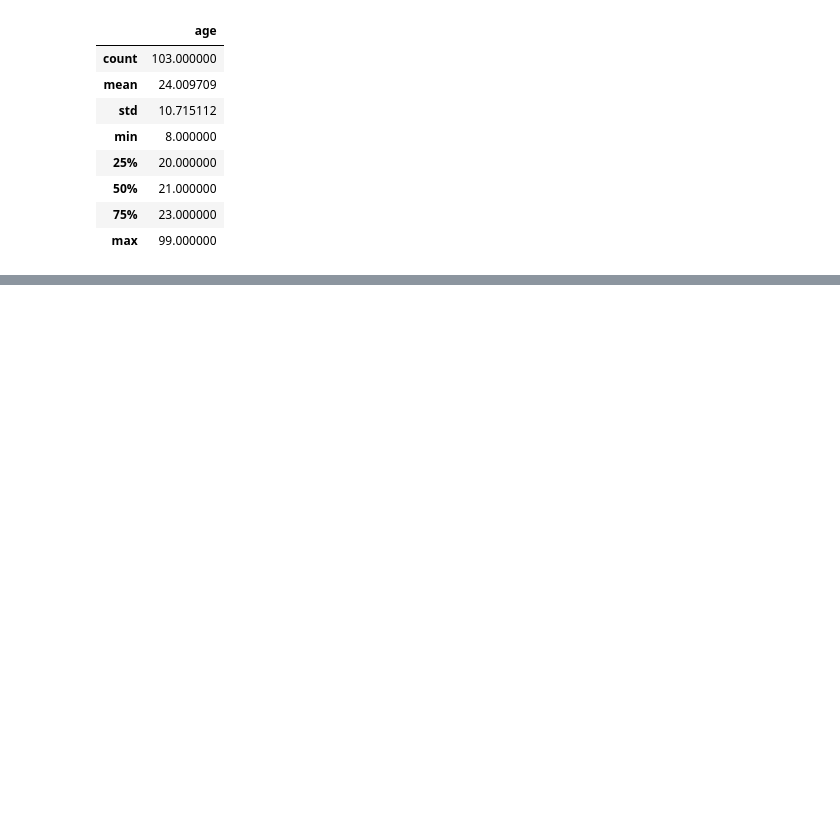
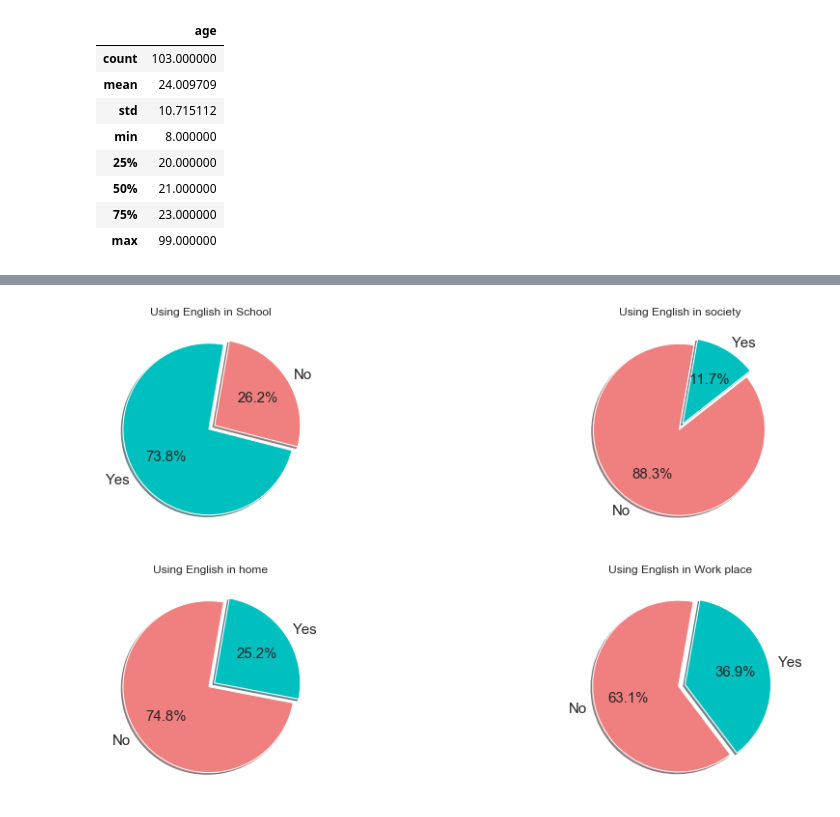
Before and after one commit to AbderrahimAl/Language-Situation-in-Morocco-EDA, a Jupyter notebook: DataAalysis.ipynb, the cells around one changed output, grey strips where cells are left out. Saved outputs shown, nothing was run; the diff lists cells and outputs as text; code cells hidden in the pictures; blank space fills up the shorter version.

```diff
--- a/DataAalysis.ipynb
+++ b/DataAalysis.ipynb
@@ -437,0 +433,23 @@ FrenchPlace.sample(5)
+# %%
+plt.figure(figsize=(16,9))
+colors = ['lightcoral','c']
+explode = (0.02, 0.06)
+plt.subplot(2,2,1)
+FrenchPlace["InSchool"].value_counts().plot.pie(explode=explode,autopct='%1.1f%%', shadow=True,colors=['c','lightcoral'], startangle=80,textprops={'fontsize': 15})
+plt.title("Using English in School")
+plt.ylabel('')
+plt.subplot(2,2,2)
+FrenchPlace["InSociety"].value_counts().plot.pie(explode=explode,autopct='%1.1f%%', shadow=True,colors=colors, startangle=80,textprops={'fontsize': 15})
+plt.title("Using English in society")
+plt.ylabel('')
+plt.subplot(2,2,3)
+FrenchPlace["In Home"].value_counts().plot.pie(explode=explode,autopct='%1.1f%%', shadow=True,colors=colors, startangle=80,textprops={'fontsize': 15})
+plt.title("Using English in home")
+plt.ylabel('')
+plt.subplot(2,2,4)
+FrenchPlace["InWorkplace"].value_counts().plot.pie(explode=explode,autopct='%1.1f%%', shadow=True,colors=colors, startangle=80,textprops={'fontsize': 15})
+plt.title("Using English in Work place")
+plt.ylabel('')
+plt.show()
+# %% [output]
+[figure, added]
```
Also changed, not shown: parts of 51 cells of this notebook.
